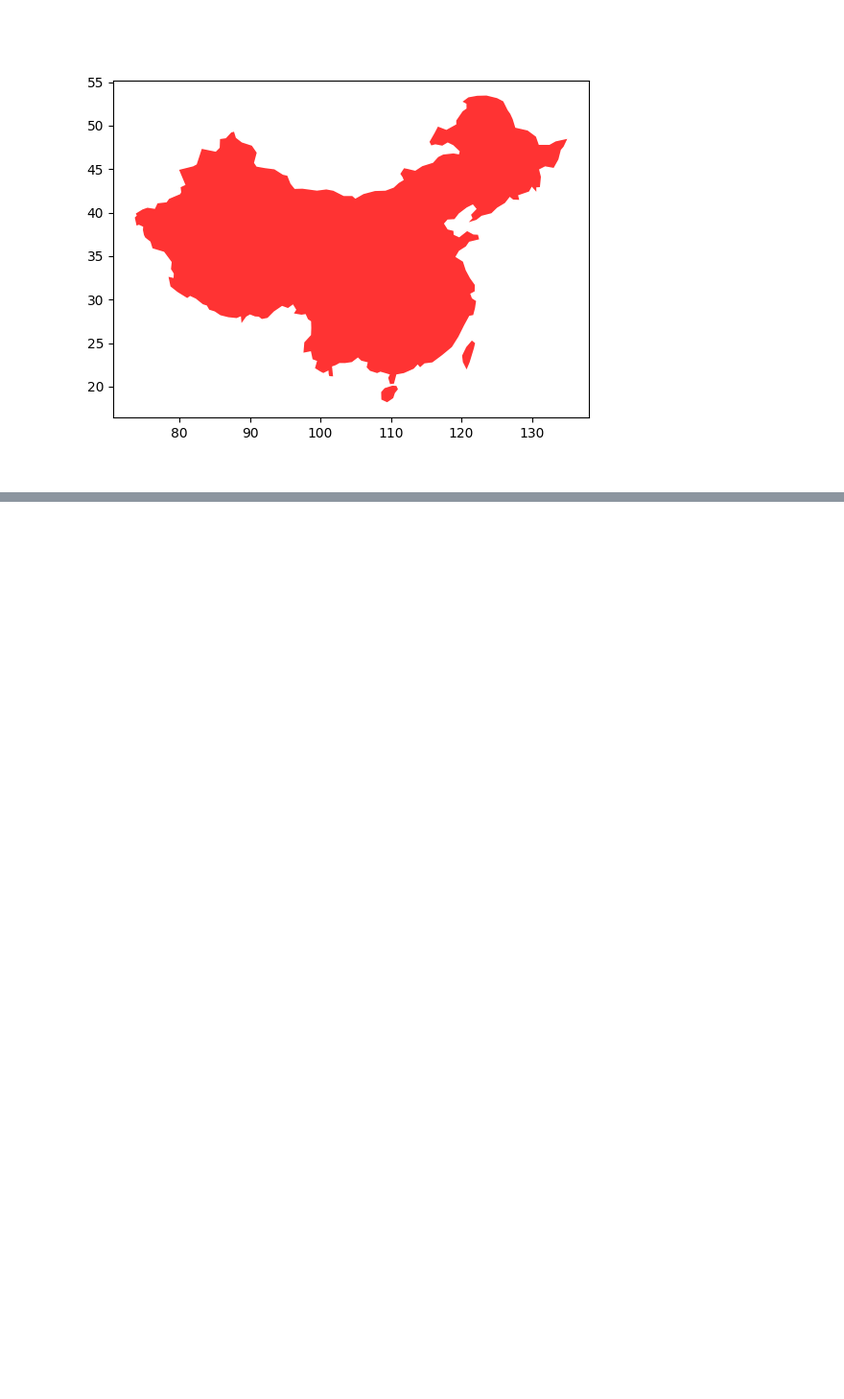
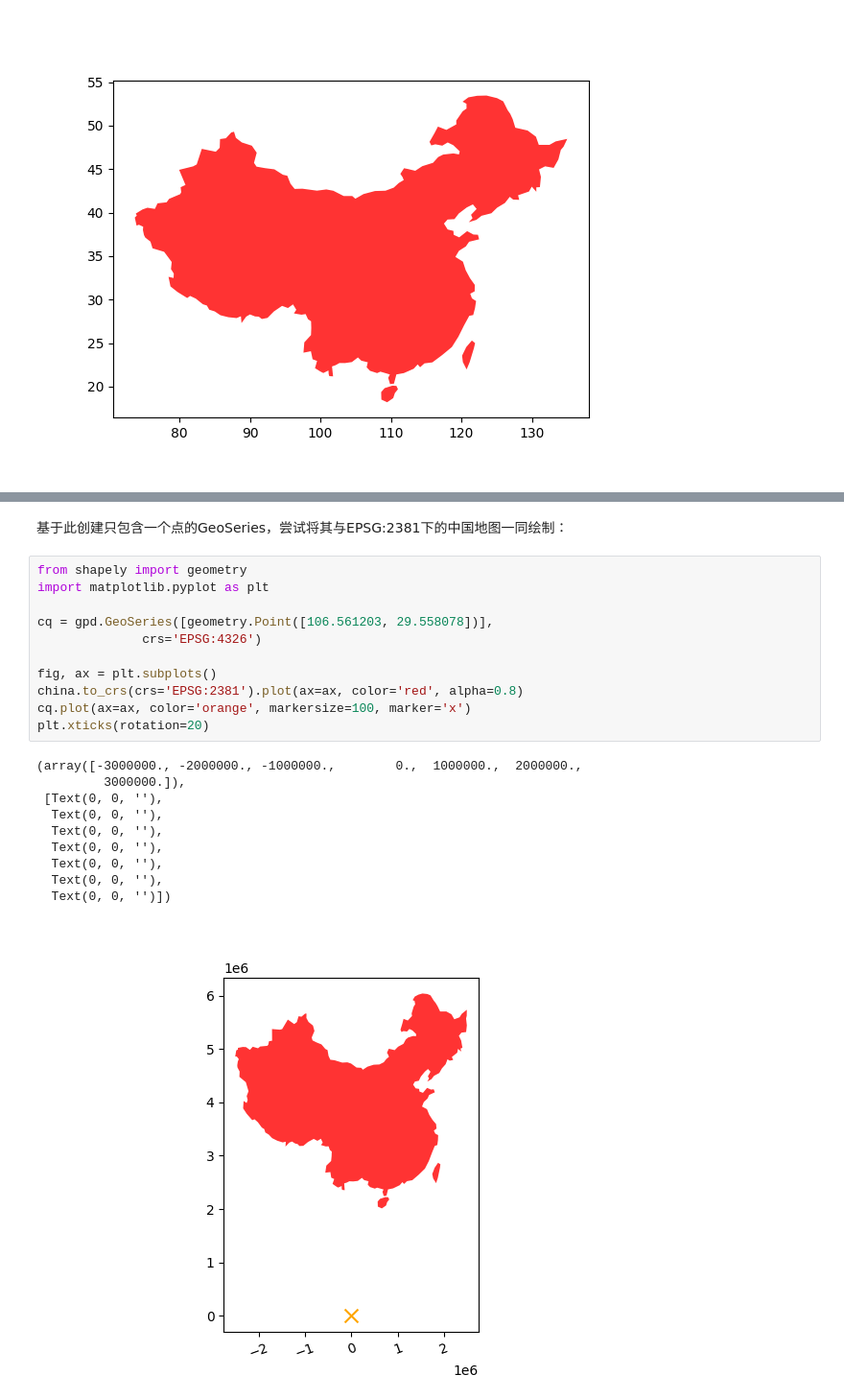
Before and after one commit to yan-yuchen/geopandas-learn, a Jupyter notebook: 02-coordinate_reference_system.ipynb, the cells around one changed output, grey strips where cells are left out. Shown: that part at 96% size. Cells and saved outputs as stored; diff of their text form; blank space fills up the shorter version.

```diff
--- a/02-coordinate_reference_system.ipynb
+++ b/02-coordinate_reference_system.ipynb
@@ -69,0 +77,24 @@ china.plot(color='red',alpha=0.8)
+# %% [markdown]
+基于此创建只包含一个点的GeoSeries，尝试将其与EPSG:2381下的中国地图一同绘制：
+# %%
+from shapely import geometry
+import matplotlib.pyplot as plt
+
+cq = gpd.GeoSeries([geometry.Point([106.561203, 29.558078])],
+              crs='EPSG:4326')
+
+fig, ax = plt.subplots()
+china.to_crs(crs='EPSG:2381').plot(ax=ax, color='red', alpha=0.8)
+cq.plot(ax=ax, color='orange', markersize=100, marker='x')
+plt.xticks(rotation=20)
+# %% [output]
+(array([-3000000., -2000000., -1000000.,        0.,  1000000.,  2000000.,
+         3000000.]),
+ [Text(0, 0, ''),
+  Text(0, 0, ''),
+  Text(0, 0, ''),
+  Text(0, 0, ''),
+  Text(0, 0, ''),
+  Text(0, 0, ''),
+  Text(0, 0, '')])
+[figure, added]
```
Also changed, not shown: parts of 7 cells of this notebook, 3 other files.
